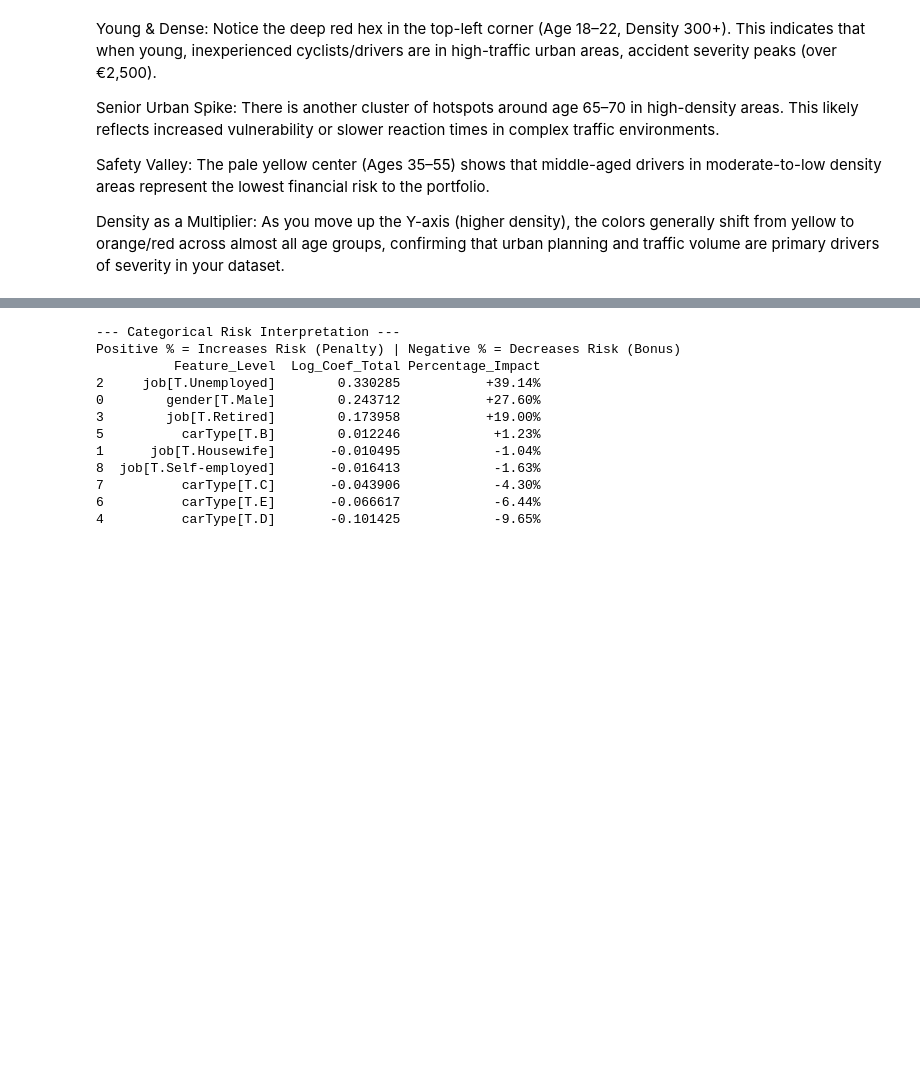
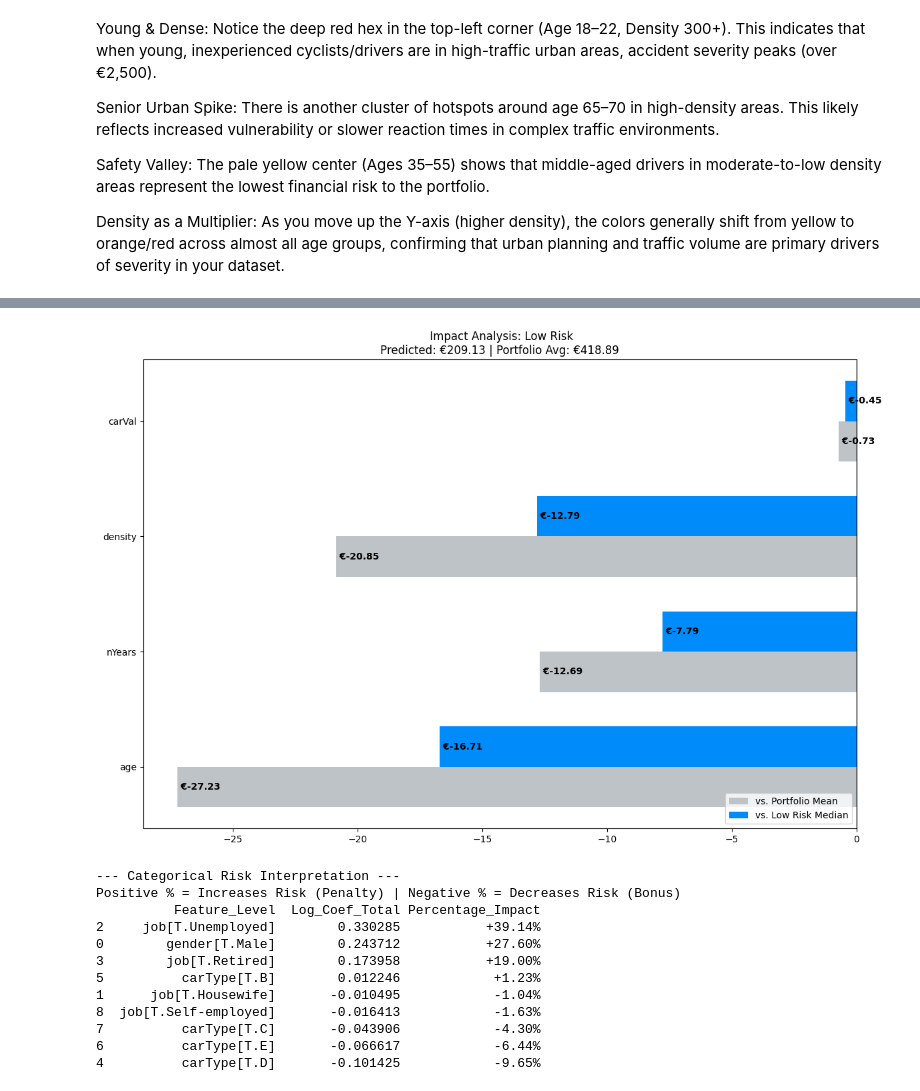
Before and after one commit to aradmehralian/Statistical-Consulting-Project, a Jupyter notebook: model.ipynb, the cells around one changed output, grey strips where cells are left out. Drawn from its saved outputs; the diff is of its cells as text; code cells hidden in the pictures; blank space fills up the shorter version.

Commit message:
shap and lorenz

```diff
--- a/model.ipynb
+++ b/model.ipynb
@@ -842,3 +645,72 @@ plot_dual_impact_analysis_v3(new_customer6, model_freq_v2, model_sev_v3, tp_fina
+# %%
+def shap_man(customer_data, model_freq, model_sev, tp, discretizer):
+    def clean_val(val):
+        if pd.isna(val): return 0.0
+        s = str(val).replace('€', '').replace(',', '').replace(' inh/km²', '').strip()
+        try: return float(s)
+        except: return 0.0
+
+    df_input = pd.DataFrame([customer_data])
+    freq_cust = model_freq.predict(df_input).iloc[0]
+    sev_cust = model_sev.predict(df_input).iloc[0]
+    cost_cust = freq_cust * sev_cust
+
+    cost_df = pd.DataFrame([[cost_cust]], columns=["Expected_Cost"])
+    risk_bin = discretizer.transform(cost_df)[0][0]
+    risk_labels = {0.0: "Low Risk", 1.0: "Medium Risk", 2.0: "High Risk"}
+    risk_tier = risk_labels[risk_bin]
+
+    current_tier_col = [c for c in tp.columns if risk_tier.lower() in str(c).lower()][0]
+    tier_baseline_cost = clean_val(tp.loc['Median_Expected_Cost', current_tier_col])
+
+    costs = tp.loc['Median_Expected_Cost'].apply(clean_val)
+    sizes = tp.loc['Portfolio_Size'].apply(clean_val)
+    portfolio_avg_cost = (costs * sizes).sum() / sizes.sum()
+
+    coefs_f = model_freq.params
+    coefs_s = model_sev.params
+    features_map = {'age': 'Median_age', 'nYears': 'Median_nYears',
+                    'density': 'Median_density', 'carVal': 'Median_carVal'}
+
+    labels = list(features_map.keys())
+    tier_vals, port_vals = [], []
+
+    for feat, row_label in features_map.items():
+        total_coef = coefs_f.get(feat, 0) + coefs_s.get(feat, 0)
+        tier_val = clean_val(tp.loc[row_label, current_tier_col])
+
+        diff = customer_data[feat] - tier_val
+        # exponential impact formula
+        tier_impact = (np.exp(total_coef * diff) - 1) * tier_baseline_cost
+        port_impact = (np.exp(total_coef * diff) - 1) * portfolio_avg_cost
+
+        tier_vals.append(tier_impact)
+        port_vals.append(port_impact)
+
+    y = np.arange(len(labels))
+    width = 0.35
+    fig, ax = plt.subplots(figsize=(12, 8))
+
+    rects1 = ax.barh(y - width/2, port_vals, width, label='vs. Portfolio Mean', color='#bdc3c7')
+    rects2 = ax.barh(y + width/2, tier_vals, width, label=f'vs. {risk_tier} Median', color='#e74c3c' if risk_tier == "High Risk" else '#008bfb')
+
+    ax.set_title(f' Impact Analysis: {risk_tier}\nPredicted: €{cost_cust:.2f} | Portfolio Avg: €{portfolio_avg_cost:.2f}')
+    ax.set_yticks(y)
+    ax.set_yticklabels(labels)
+    ax.legend(loc='lower right')
+    ax.axvline(0, color='black', linewidth=1)
+
+    for i, v in enumerate(port_vals):
+        ax.text(v, i - width/2, f' €{v:.2f}', va='center', fontweight='bold')
+    for i, v in enumerate(tier_vals):
+        ax.text(v, i + width/2, f' €{v:.2f}', va='center', fontweight='bold')
+
+    plt.tight_layout()
+    plt.show()
+
+shap_man(new_customer6, model_freq_v2, model_sev_v3, tp_final, discretizer)
+# %% [output]
+[figure, added]
 # %%
 def interpret_categorical_impacts(model_freq, model_sev):
 
```
Also changed, not shown: parts of 3 cells of this notebook.
